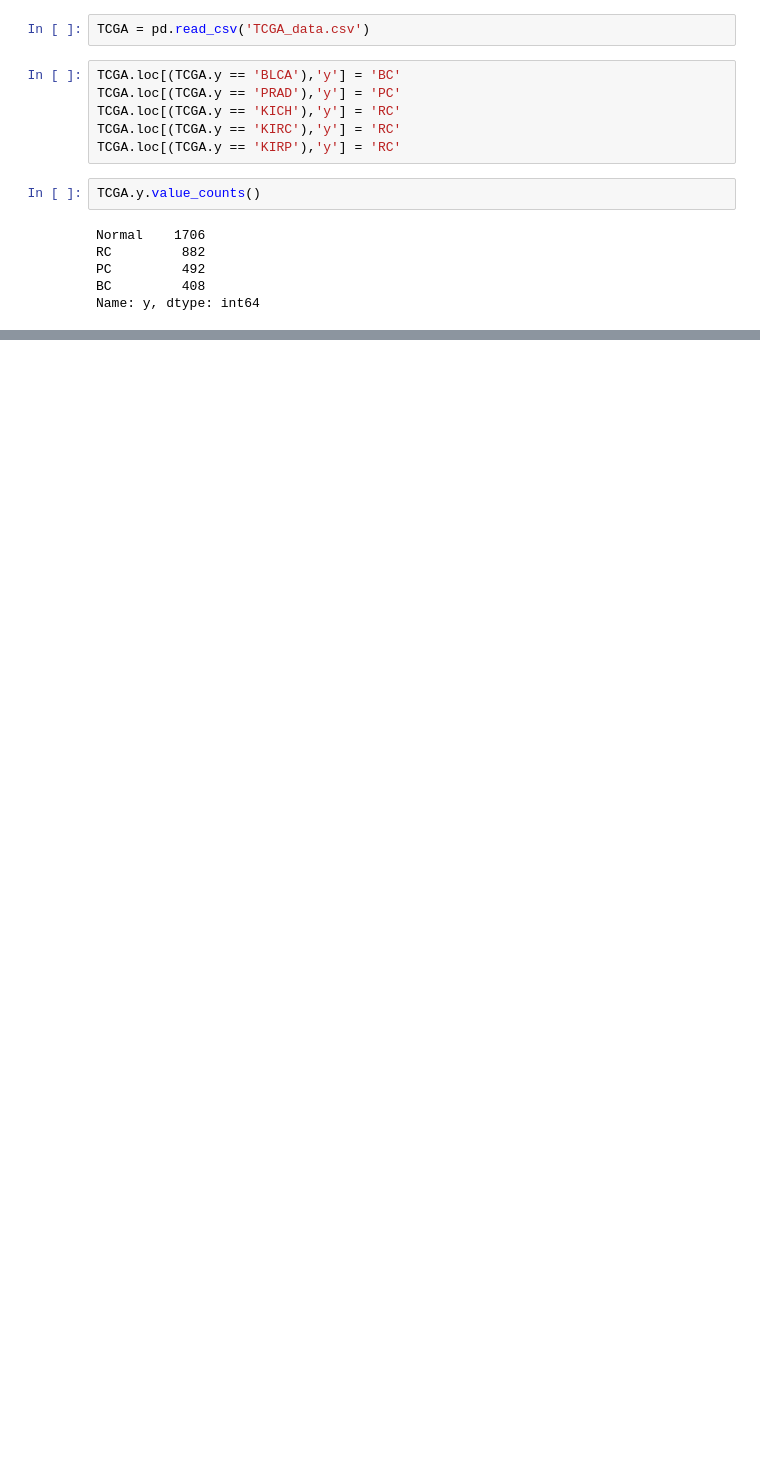
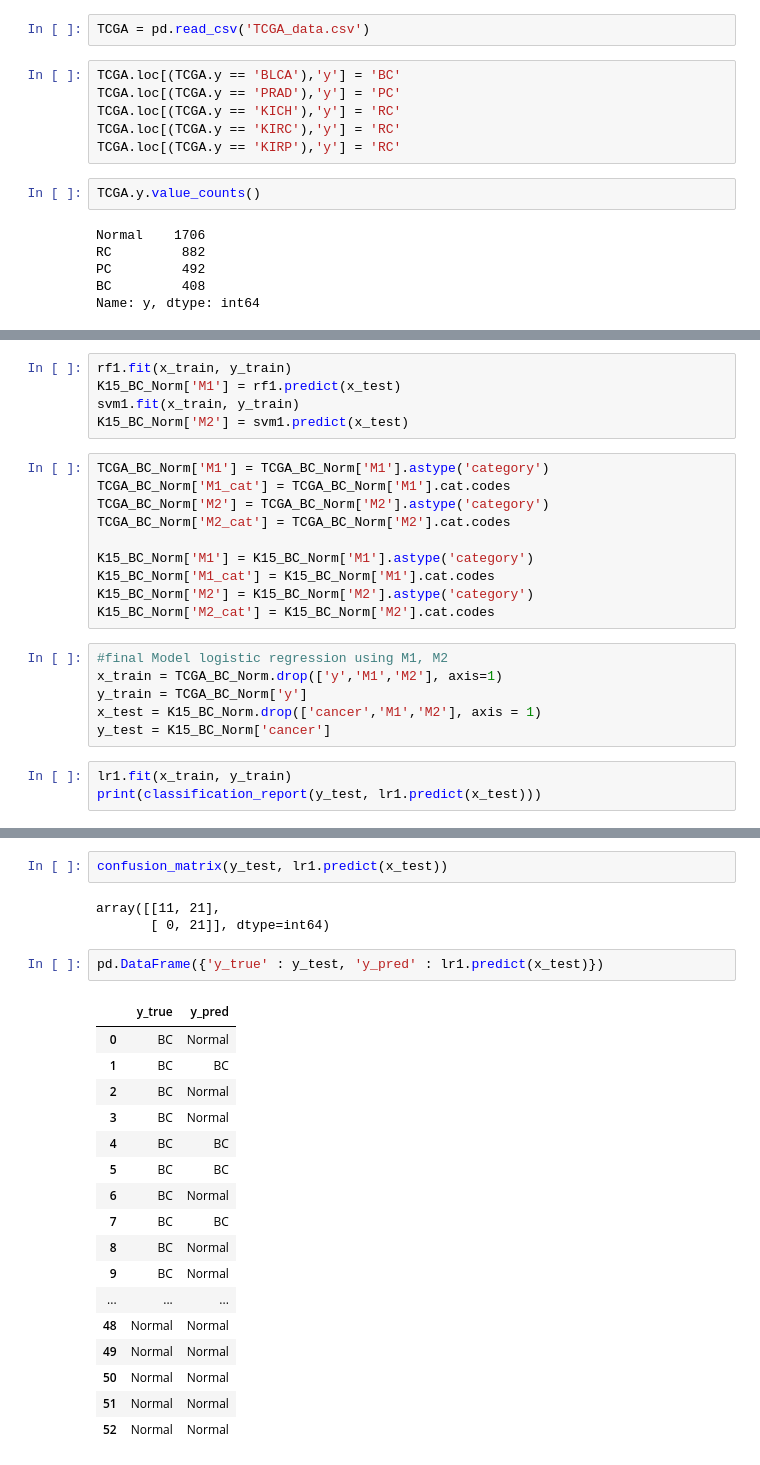
Before and after one commit to miniii222/CNV, a Jupyter notebook: binary_modeling_using_TCGA.ipynb, the cells around one changed output, grey strips where cells are left out. Saved outputs shown, nothing was run; the diff lists cells and outputs as text; blank space fills up the shorter version.

Commit message:
binary models

```diff
--- a/binary_modeling_using_TCGA.ipynb
+++ b/binary_modeling_using_TCGA.ipynb
@@ -48,0 +277,24 @@ TCGA_BC_Norm
+# %%
+rf1.fit(x_train, y_train)
+K15_BC_Norm['M1'] = rf1.predict(x_test)
+svm1.fit(x_train, y_train)
+K15_BC_Norm['M2'] = svm1.predict(x_test)
+# %%
+TCGA_BC_Norm['M1'] = TCGA_BC_Norm['M1'].astype('category')
+TCGA_BC_Norm['M1_cat'] = TCGA_BC_Norm['M1'].cat.codes
+TCGA_BC_Norm['M2'] = TCGA_BC_Norm['M2'].astype('category')
+TCGA_BC_Norm['M2_cat'] = TCGA_BC_Norm['M2'].cat.codes
+
+K15_BC_Norm['M1'] = K15_BC_Norm['M1'].astype('category')
+K15_BC_Norm['M1_cat'] = K15_BC_Norm['M1'].cat.codes
+K15_BC_Norm['M2'] = K15_BC_Norm['M2'].astype('category')
+K15_BC_Norm['M2_cat'] = K15_BC_Norm['M2'].cat.codes
+# %%
+#final Model logistic regression using M1, M2
+x_train = TCGA_BC_Norm.drop(['y','M1','M2'], axis=1)
+y_train = TCGA_BC_Norm['y']
+x_test = K15_BC_Norm.drop(['cancer','M1','M2'], axis = 1)
+y_test = K15_BC_Norm['cancer']
+# %%
+lr1.fit(x_train, y_train)
+print(classification_report(y_test, lr1.predict(x_test)))
@@ -48,0 +310,25 @@ TCGA_BC_Norm
+# %%
+confusion_matrix(y_test, lr1.predict(x_test))
+# %% [output]
+array([[11, 21],
+       [ 0, 21]], dtype=int64)
+# %%
+pd.DataFrame({'y_true' : y_test, 'y_pred' : lr1.predict(x_test)})
+# %% [output]
+|  | y_true | y_pred |
+| 0 | BC | Normal |
+| 1 | BC | BC |
+| 2 | BC | Normal |
+| 3 | BC | Normal |
+| 4 | BC | BC |
+| 5 | BC | BC |
+| 6 | BC | Normal |
+| 7 | BC | BC |
+| 8 | BC | Normal |
+| 9 | BC | Normal |
+| ... | ... | ... |
+| 48 | Normal | Normal |
+| 49 | Normal | Normal |
+| 50 | Normal | Normal |
+| 51 | Normal | Normal |
+| 52 | Normal | Normal |
```
Also changed, not shown: parts of 77 cells of this notebook.
